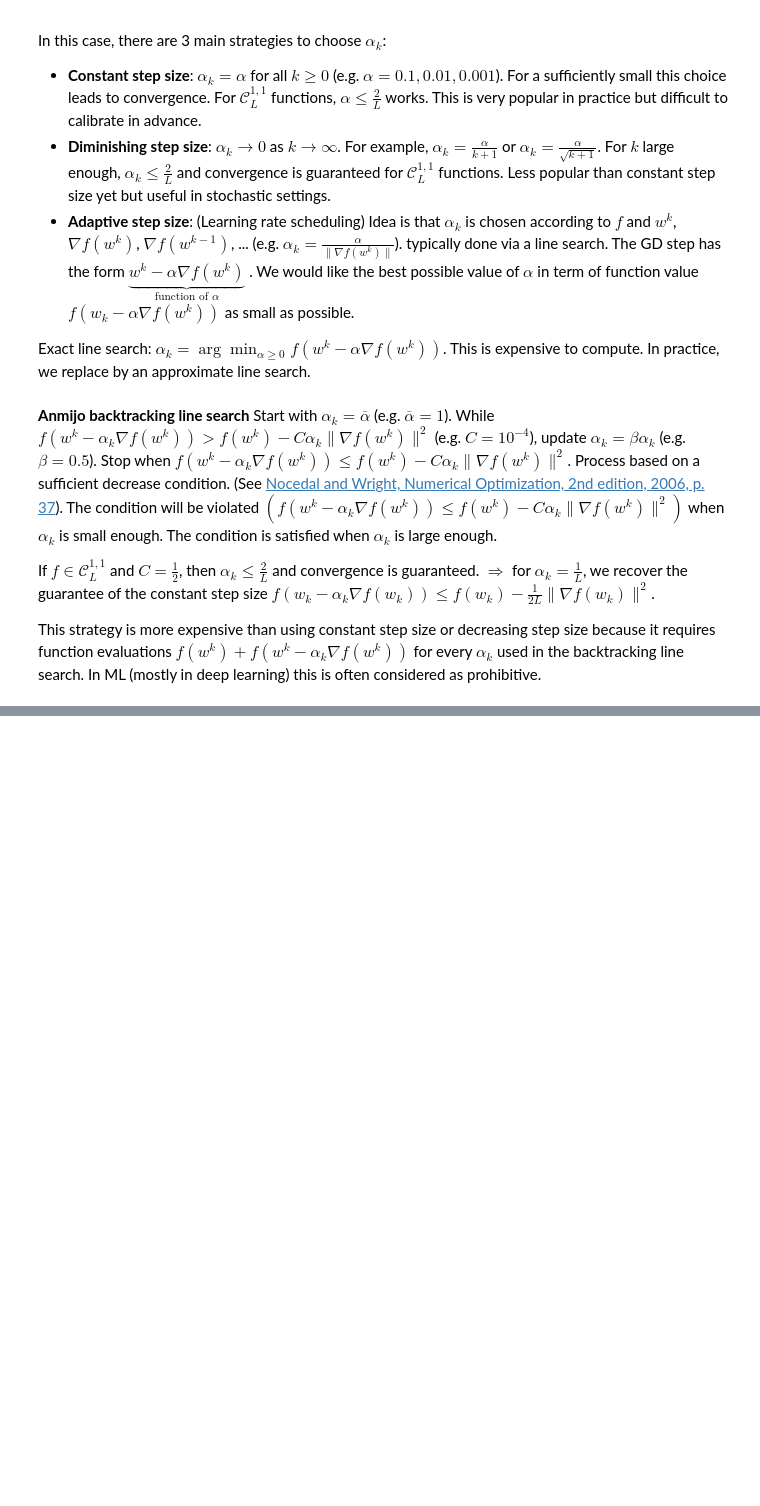
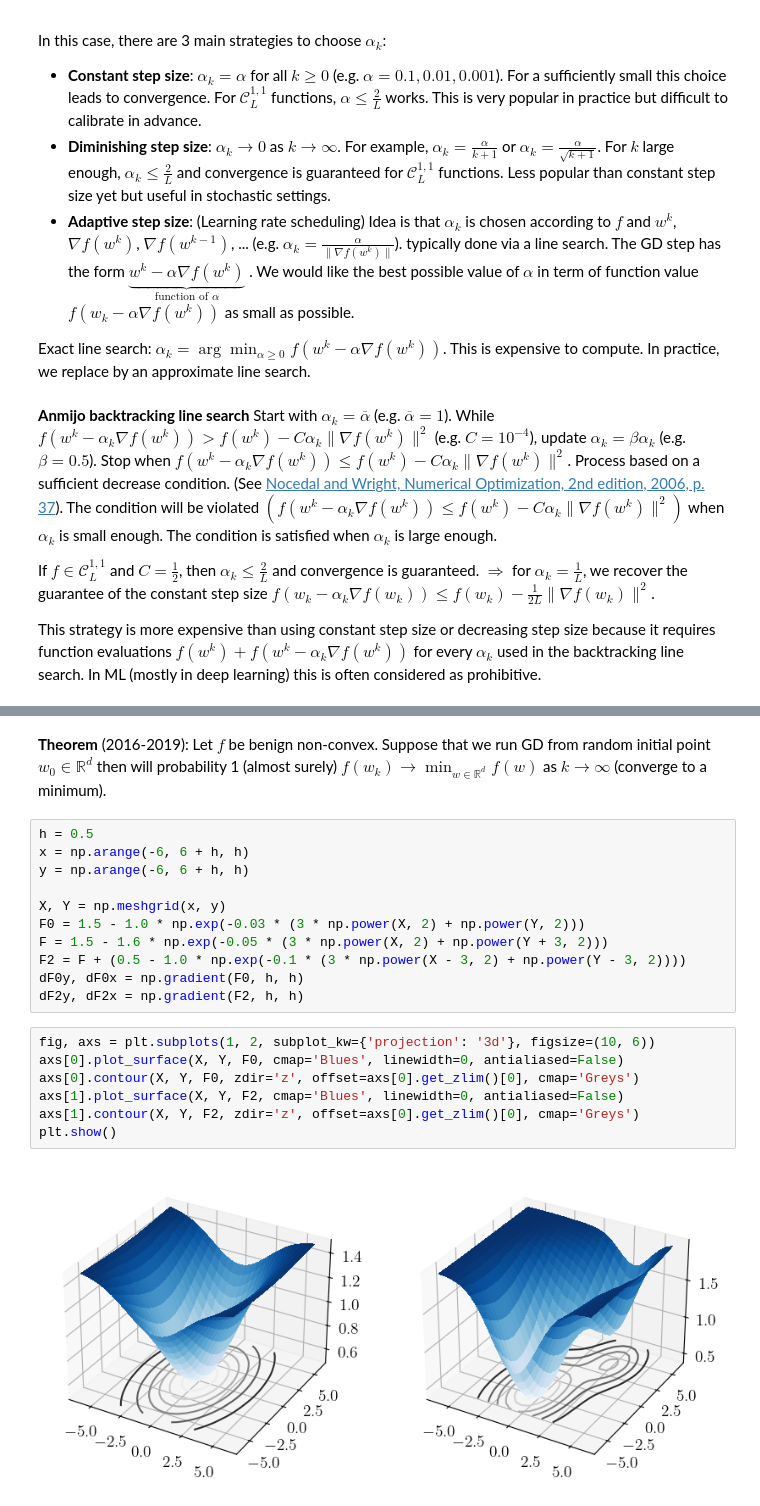
Before and after one commit to qlinhta/iasd-psl, a Jupyter notebook: optimisation/lecture3.ipynb, the cells around one changed output, grey strips where cells are left out. Saved outputs shown, nothing was run; the diff lists cells and outputs as text; blank space fills up the shorter version.

```diff
--- a/optimisation/lecture3.ipynb
+++ b/optimisation/lecture3.ipynb
@@ -53,0 +132,22 @@ This strategy is more expensive than using constant step size or decreasing step
+# %% [markdown]
+**Theorem** (2016-2019): Let $f$ be benign non-convex. Suppose that we run GD from random initial point $w_0 \in \mathbb{R}^{d}$ then will probability 1 (almost surely) $f(w_k) \rightarrow \min_{w \in \mathbb{R}^d} f(w)$ as $k \rightarrow \infty$ (converge to a minimum).
+# %%
+h = 0.5
+x = np.arange(-6, 6 + h, h)
+y = np.arange(-6, 6 + h, h)
+
+X, Y = np.meshgrid(x, y)
+F0 = 1.5 - 1.0 * np.exp(-0.03 * (3 * np.power(X, 2) + np.power(Y, 2)))
+F = 1.5 - 1.6 * np.exp(-0.05 * (3 * np.power(X, 2) + np.power(Y + 3, 2)))
+F2 = F + (0.5 - 1.0 * np.exp(-0.1 * (3 * np.power(X - 3, 2) + np.power(Y - 3, 2))))
+dF0y, dF0x = np.gradient(F0, h, h)
+dF2y, dF2x = np.gradient(F2, h, h)
+# %%
+fig, axs = plt.subplots(1, 2, subplot_kw={'projection': '3d'}, figsize=(10, 6))
+axs[0].plot_surface(X, Y, F0, cmap='Blues', linewidth=0, antialiased=False)
+axs[0].contour(X, Y, F0, zdir='z', offset=axs[0].get_zlim()[0], cmap='Greys')
+axs[1].plot_surface(X, Y, F2, cmap='Blues', linewidth=0, antialiased=False)
+axs[1].contour(X, Y, F2, zdir='z', offset=axs[0].get_zlim()[0], cmap='Greys')
+plt.show()
+# %% [output]
+[figure, added]
```
Also changed, not shown: parts of 11 cells of this notebook, 1 other file.
